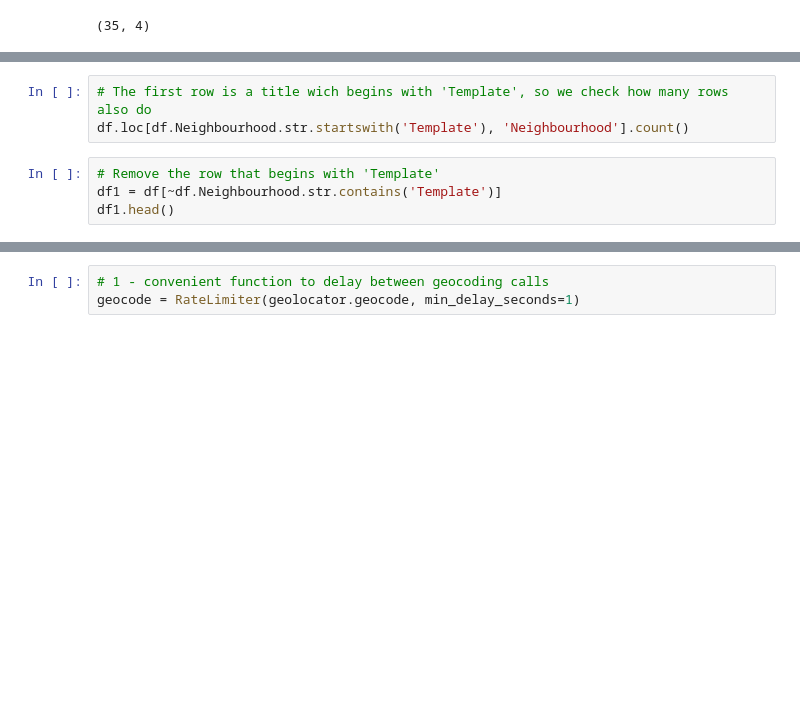
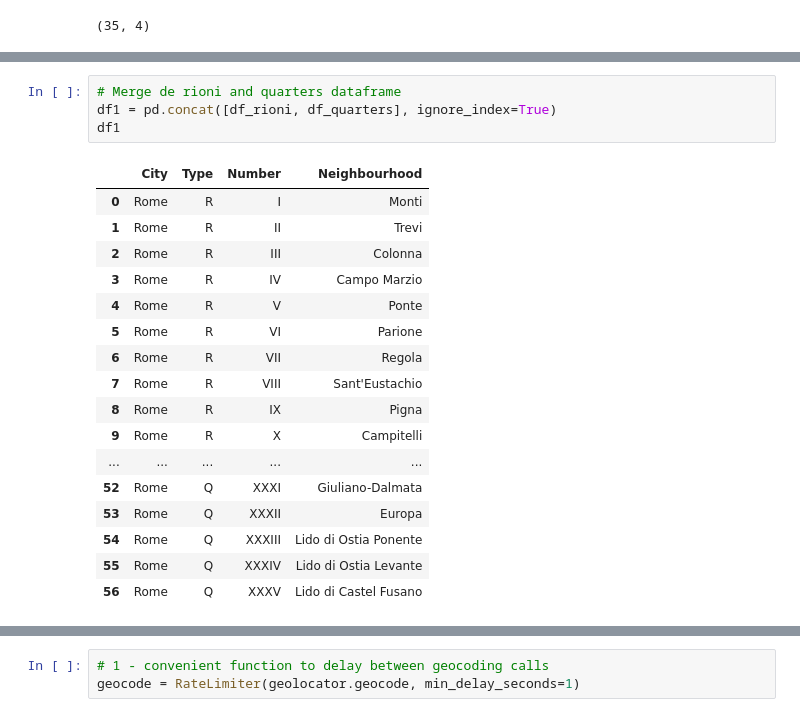
Before and after one commit to desoto1959/Coursera_Capstone, a Jupyter notebook: The_Battle_of_the_Neighbourhoods_Rome.ipynb, the cells around one changed output, grey strips where cells are left out. Drawn from its saved outputs; the diff is of its cells as text; blank space fills up the shorter version.

```diff
--- a/The_Battle_of_the_Neighbourhoods_Rome.ipynb
+++ b/The_Battle_of_the_Neighbourhoods_Rome.ipynb
@@ -256,9 +285,24 @@ df_rioni
-# %%
-# The first row is a title wich begins with 'Template', so we check how many rows also do
-df.loc[df.Neighbourhood.str.startswith('Template'), 'Neighbourhood'].count()
-# %%
-# Remove the row that begins with 'Template'
-df1 = df[~df.Neighbourhood.str.contains('Template')]
-df1.head()
+# %%
+# Merge de rioni and quarters dataframe
+df1 = pd.concat([df_rioni, df_quarters], ignore_index=True)
+df1
+# %% [output]
+|  | City | Type | Number | Neighbourhood |
+| 0 | Rome | R | I | Monti |
+| 1 | Rome | R | II | Trevi |
+| 2 | Rome | R | III | Colonna |
+| 3 | Rome | R | IV | Campo Marzio |
+| 4 | Rome | R | V | Ponte |
+| 5 | Rome | R | VI | Parione |
+| 6 | Rome | R | VII | Regola |
+| 7 | Rome | R | VIII | Sant'Eustachio |
+| 8 | Rome | R | IX | Pigna |
+| 9 | Rome | R | X | Campitelli |
+| ... | ... | ... | ... | ... |
+| 52 | Rome | Q | XXXI | Giuliano-Dalmata |
+| 53 | Rome | Q | XXXII | Europa |
+| 54 | Rome | Q | XXXIII | Lido di Ostia Ponente |
+| 55 | Rome | Q | XXXIV | Lido di Ostia Levante |
+| 56 | Rome | Q | XXXV | Lido di Castel Fusano |
 # %%
 df1.shape
```
Also changed, not shown: parts of 28 cells of this notebook.
